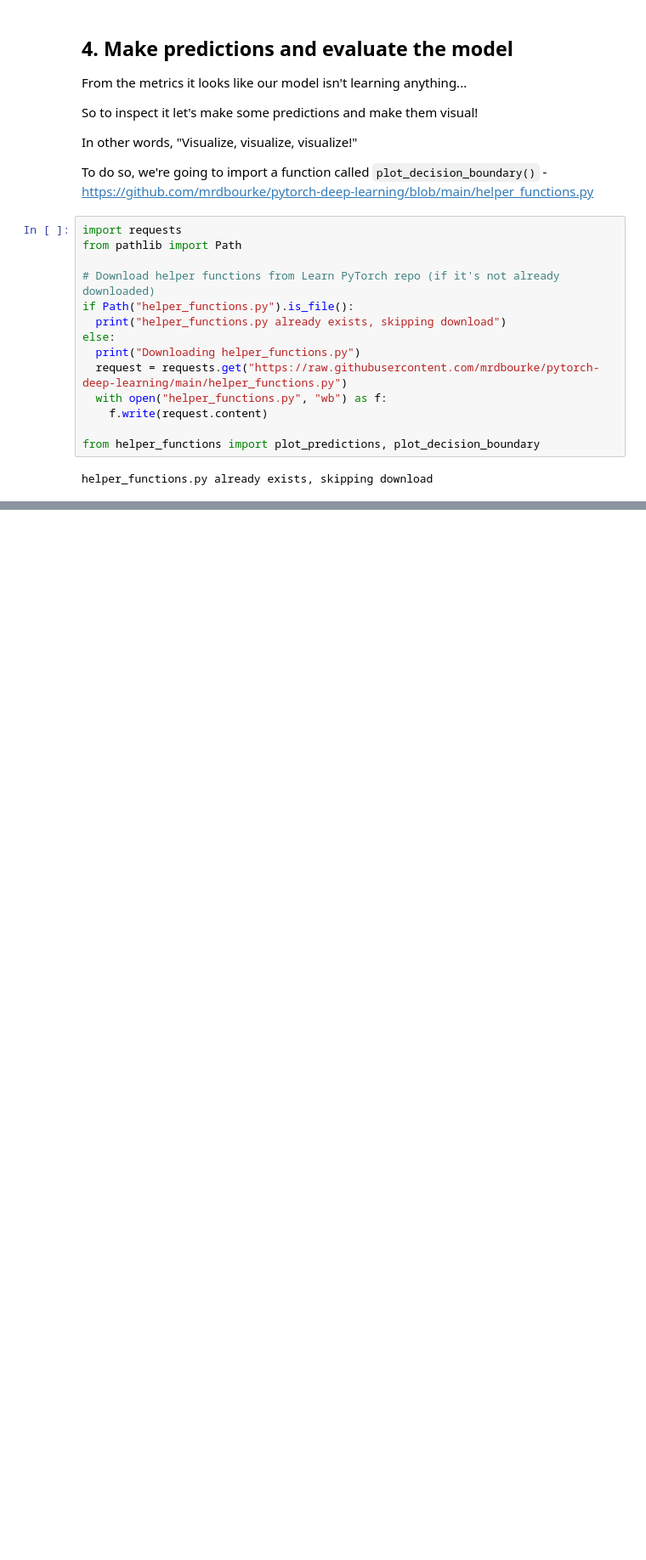
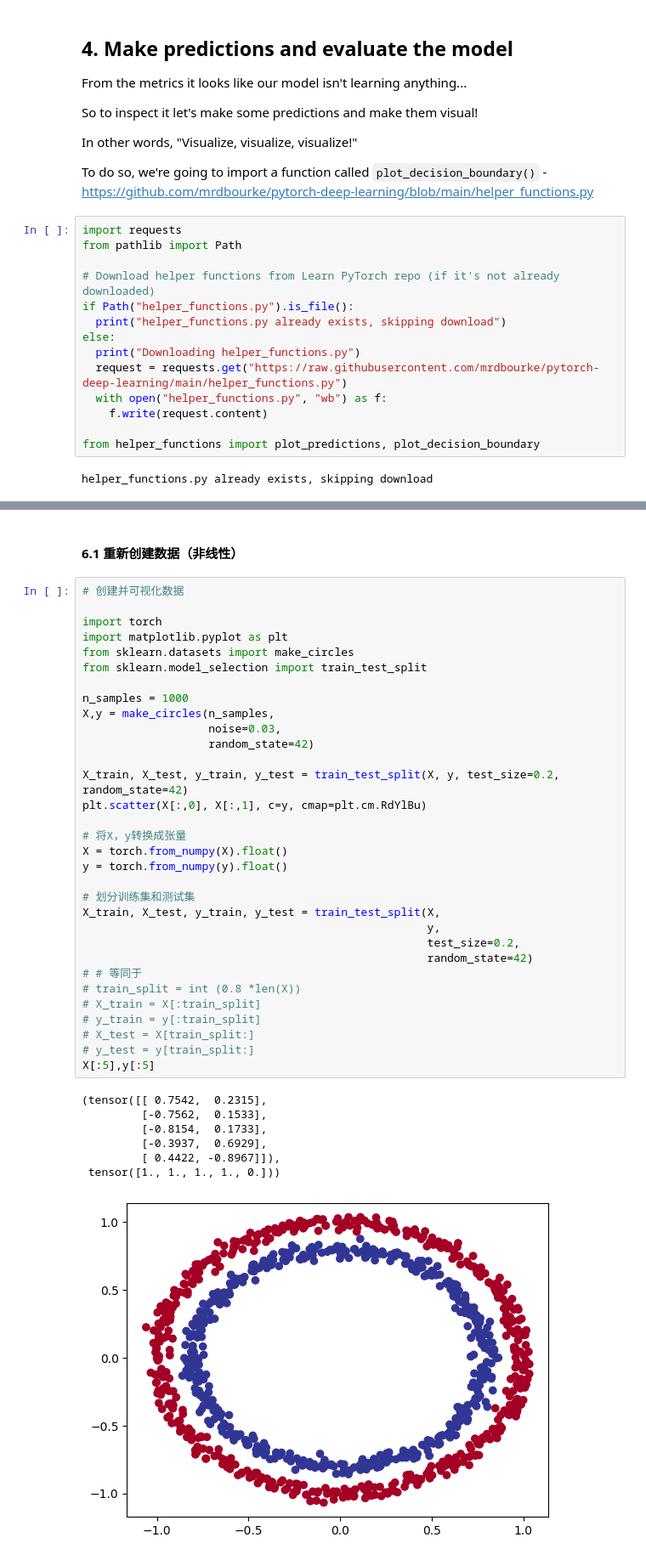
Before and after one commit to Emrys0918/Notebook, a Jupyter notebook: pytorch_notebook/02_pytorch_classification.ipynb, the cells around one changed output, grey strips where cells are left out. Shown at 85% size. Saved outputs shown, nothing was run; the diff lists cells and outputs as text; blank space fills up the shorter version.

```diff
--- a/pytorch_notebook/02_pytorch_classification.ipynb
+++ b/pytorch_notebook/02_pytorch_classification.ipynb
@@ -505,0 +749,42 @@ plot_decision_boundary(model_0, X_test, y_test)
+# %% [markdown]
+#### 6.1 重新创建数据（非线性）
+# %%
+# 创建并可视化数据
+
+import torch
+import matplotlib.pyplot as plt
+from sklearn.datasets import make_circles
+from sklearn.model_selection import train_test_split
+
+n_samples = 1000
+X,y = make_circles(n_samples,
+                   noise=0.03,
+                   random_state=42)
+
+X_train, X_test, y_train, y_test = train_test_split(X, y, test_size=0.2, random_state=42)
+plt.scatter(X[:,0], X[:,1], c=y, cmap=plt.cm.RdYlBu)
+
+# 将X，y转换成张量
+X = torch.from_numpy(X).float()
+y = torch.from_numpy(y).float()
+
+# 划分训练集和测试集
+X_train, X_test, y_train, y_test = train_test_split(X,
+                                                    y,
+                                                    test_size=0.2,
+                                                    random_state=42)
+# # 等同于
+# train_split = int (0.8 *len(X))
+# X_train = X[:train_split]
+# y_train = y[:train_split]
+# X_test = X[train_split:]
+# y_test = y[train_split:]
+X[:5],y[:5]
+# %% [output]
+(tensor([[ 0.7542,  0.2315],
+         [-0.7562,  0.1533],
+         [-0.8154,  0.1733],
+         [-0.3937,  0.6929],
+         [ 0.4422, -0.8967]]),
+ tensor([1., 1., 1., 1., 0.]))
+[figure, added]
```
Also changed, not shown: parts of 53 cells of this notebook, 4 other files.
